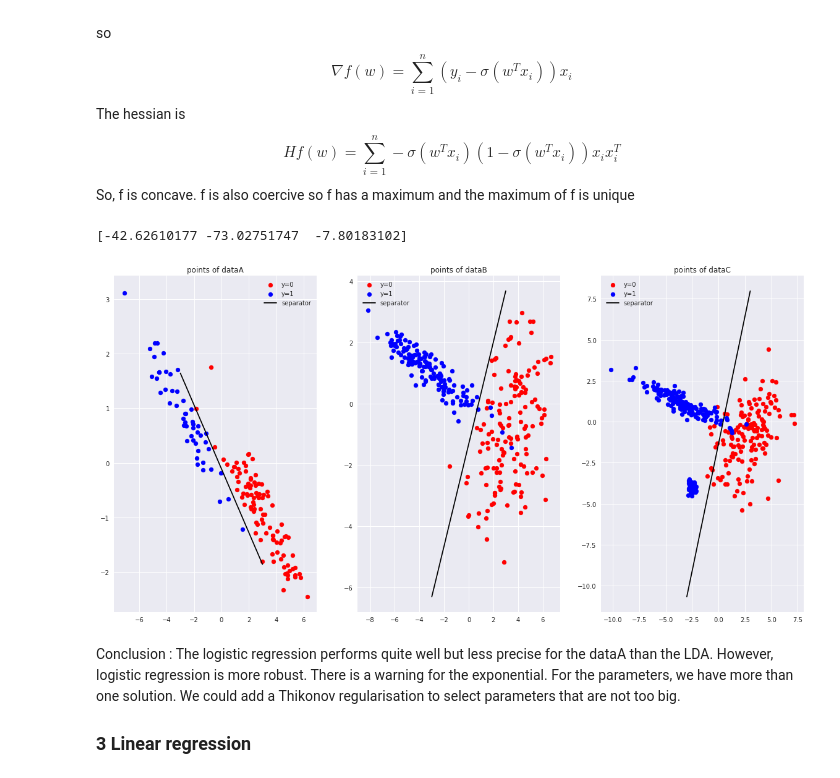
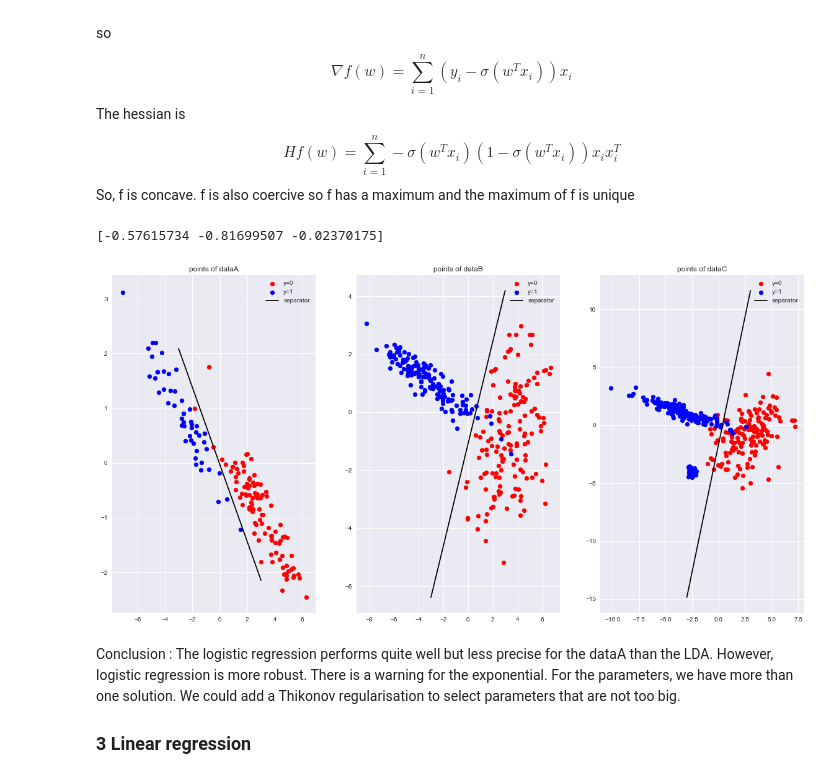
Before and after one commit to sofsoo1995/DM_PGM, a Jupyter notebook: MVA_DM1_Horache_Sofiane.ipynb, the cells around one changed output. Drawn from its saved outputs; the diff is of its cells as text; code cells hidden in the pictures.

```diff
--- a/MVA_DM1_Horache_Sofiane.ipynb
+++ b/MVA_DM1_Horache_Sofiane.ipynb
@@ -160,23 +180,27 @@ def MLE_LDA(data):
 
     #estimated parameters
     n = y_train.shape[0]
-    mu1 = np.sum(X_train[y_train==1],axis=0)/n
-    mu0 = np.sum(X_train[y_train==0],axis=0)/n
+    mu1 = np.mean(X_train[y_train==1],axis=0)
+    mu0 = np.mean(X_train[y_train==0],axis=0)
     mu = np.sum(X_train,axis=0)/n
     pi = float(np.count_nonzero(y_train))/n
 
-    sigma = np.zeros((2,2))
+    sigma0 = np.zeros((2,2))
     Xc = X_train[y_train==0] - mu0
     for x in Xc:
         x= np.array([x]).T
-        sigma += x.dot(x.T)
-    sigma /= X_train[y_train==0].shape[0]
-
+        sigma0 += x.dot(x.T)
+    #sigma0 *= X_train[y_train==0].shape[0]
+    #print(sigma0)
+    sigma1 = np.zeros((2,2))
     Xc = X_train[y_train==1] - mu1
     for x in Xc:
         x= np.array([x]).T
-        sigma += x.dot(x.T)
-    sigma /= X_train[y_train==1].shape[0]
+        sigma1 += x.dot(x.T)
+    #sigma1 *= X_train[y_train==1].shape[0]
+    #print(sigma1)
+    sigma=(sigma0+sigma1)/n
+
     #sigma = np.linalg.inv(sigma)
     #w = sigma.dot(mu1 -mu0)
     #b = mu0.dot(sigma.dot(mu0))-mu1.dot(sigma.dot(mu1))
@@ -289,7 +313,7 @@ def objective(data,w):
     return f, grad, H
 
 def fit_logit(data, L):
-    """this function compute the optimal parameter for the logistic regression, epsilon is a stop criterion"""
+    """this function compute the optimal parameter for the logistic regression, L is a stop criterion"""
     shap = data.shape[1]
     w = np.zeros(shap) #initialisation
     f,grad,H = objective(data,w)
@@ -297,11 +321,12 @@ def fit_logit(data, L):
     wp = (w-Hinv.dot(grad))
 
 
-    for i in range(L):
+    while(np.linalg.norm(wp-w)>L):
         w = wp
         f,grad,H = objective(data,w)
         Hinv = np.linalg.pinv(H)
         wp = (w-Hinv.dot(grad))
+        wp = wp/np.linalg.norm(wp)
     return w
 def sep_logit(w,x):
     return 1.0/w[1]*(-w[0]*x-w[2])
@@ -312,7 +337,7 @@ def plot_data_logit(data,title):
     x0 = X_train[y_train==0][:,0]
     y0 = X_train[y_train==0][:,1]
 
-    w= fit_logit(data,10)
+    w= fit_logit(data,10**-3)
 
     xline = np.linspace(-3.0,3.0,5)
     yline = sep_logit(w,xline)
@@ -325,24 +350,24 @@ def plot_data_logit(data,title):
 
 def predict_logit(data, x):
     """this function use the logistic regression to find parameters and assign a label to a point"""
-    w = fit_logit(data,10)
+    w = fit_logit(data,10**-3)
     xp = np.append(x,1)
     proba = sigmoid(xp.dot(w))
     return proba >=0.5
 # %%
-w = fit_logit(dataA,10)
+w = fit_logit(dataA,10**-3)
 print(w)
 
 plt.figure(figsize=[20,10])
 plt.subplot('131')
 plot_data_logit(dataA,"points of dataA")
 plt.subplot('132')
 plot_data_logit(dataB,"points of dataB")
 plt.subplot('133')
 plot_data_logit(dataC,"points of dataC")
 # %% [output]
-[-42.62610177 -73.02751747  -7.80183102]
+[-0.57615734 -0.81699507 -0.02370175]
-[figure, old version]
+[figure, new version]
 # %% [markdown]
 Conclusion : The logistic regression performs quite well but less precise for the dataA than the LDA. However, logistic regression is more robust. There is a warning for the exponential. For the parameters, we have more than one solution. We could add a Thikonov regularisation to select parameters that are not too big.
 
```
Also changed, not shown: parts of 12 cells of this notebook.
